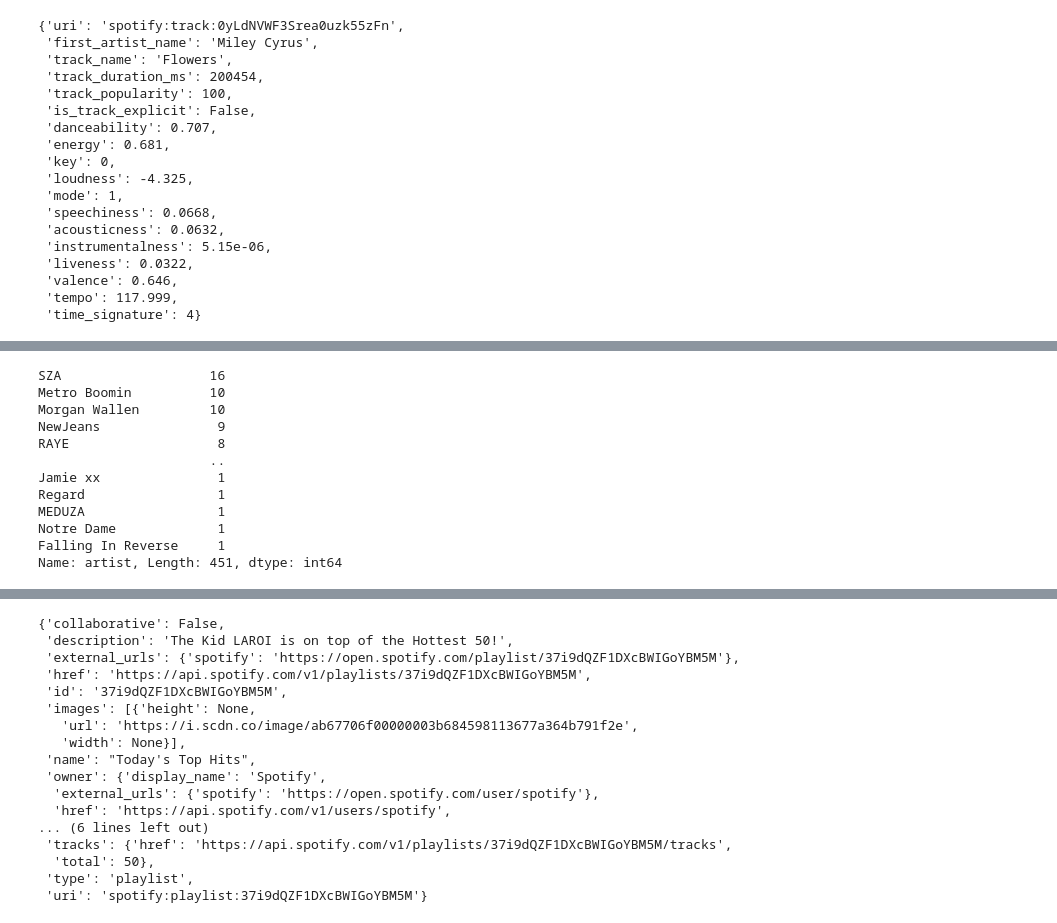
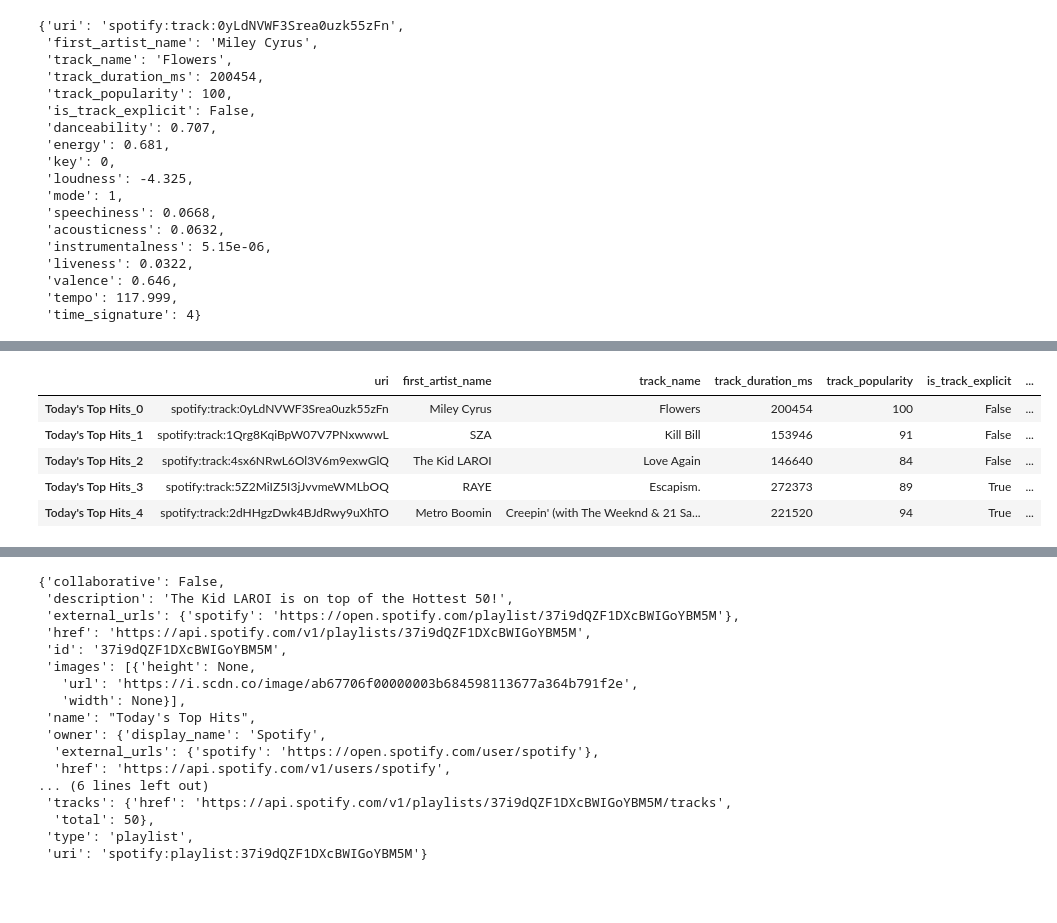
Before and after one commit to JAlexMcGraw/spotify_summarizer, a Jupyter notebook: spotipy_testing.ipynb, the cells around one changed output, grey strips where cells are left out. Drawn from its saved outputs; the diff is of its cells as text; code cells hidden in the pictures; blank space fills up the shorter version.

Commit message:
got a dataframe output that is useful. Nothing brought in from Genius just yet, only spotify

```diff
--- a/spotipy_testing.ipynb
+++ b/spotipy_testing.ipynb
@@ -384,19 +438,25 @@ get_playlist_track_info(playlist_uri=playlist_tracks_uri)
 # %%
 d = {}
 l = []
-song_count = 0
+# song_count = 0
 
 for playlist in top_list_multiple_playlists:
     playlist_uri = playlist['tracks']['href'].split('/')[5]
 
-    print(playlist_uri)
+    playlist_dict = {}
+
+    song_count = 0
     for track in sp.playlist_items(playlist_uri)['items']:
-        track_info = track['track']
-        first_artist_info = track_info['artists'][0]
-        first_artist_info_name = first_artist_info['name']
+        track_dict = track['track']
+        track_info = get_track_info(track_dict=track_dict)
 
-        l.append(first_artist_info_name)
+
+        dict_key_str = f"{playlist['name']}_{song_count}"
+
+        playlist_dict[dict_key_str] = track_info
+
         song_count += 1
 
-d['artist'] = l
-song_df = pd.DataFrame.from_dict(data=d)
+    d.update(playlist_dict)
+
+# d['artist'] = l
@@ -416,18 +463,13 @@ song_df = pd.DataFrame.from_dict(data=d)
-# %%
-song_df['artist'].value_counts()
-# %% [output]
-SZA                   16
-Metro Boomin          10
-Morgan Wallen         10
-NewJeans               9
-RAYE                   8
-                      ..
-Jamie xx               1
-Regard                 1
-MEDUZA                 1
-Notre Dame             1
-Falling In Reverse     1
-Name: artist, Length: 451, dtype: int64
+# %%
+song_df = pd.DataFrame.from_dict(data=d).T
+song_df.head()
+# %% [output]
+|  | uri | first_artist_name | track_name | track_duration_ms | track_popularity | is_track_explicit | ... |
+| Today's Top Hits_0 | spotify:track:0yLdNVWF3Srea0uzk55zFn | Miley Cyrus | Flowers | 200454 | 100 | False | ... |
+| Today's Top Hits_1 | spotify:track:1Qrg8KqiBpW07V7PNxwwwL | SZA | Kill Bill | 153946 | 91 | False | ... |
+| Today's Top Hits_2 | spotify:track:4sx6NRwL6Ol3V6m9exwGlQ | The Kid LAROI | Love Again | 146640 | 84 | False | ... |
+| Today's Top Hits_3 | spotify:track:5Z2MiIZ5I3jJvvmeWMLbOQ | RAYE | Escapism. | 272373 | 89 | True | ... |
+| Today's Top Hits_4 | spotify:track:2dHHgzDwk4BJdRwy9uXhTO | Metro Boomin | Creepin' (with The Weeknd & 21 Sa... | 221520 | 94 | True | ... |
 # %%
 song_count
 # %% [output]
```
Also changed, not shown: parts of 10 cells of this notebook.
